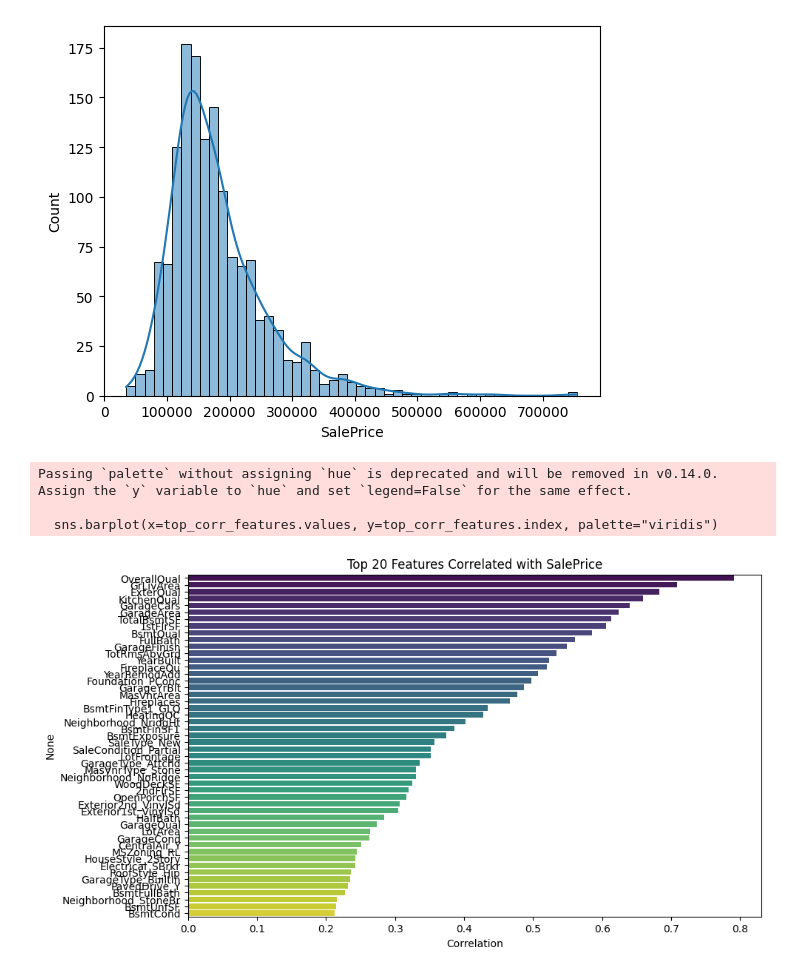
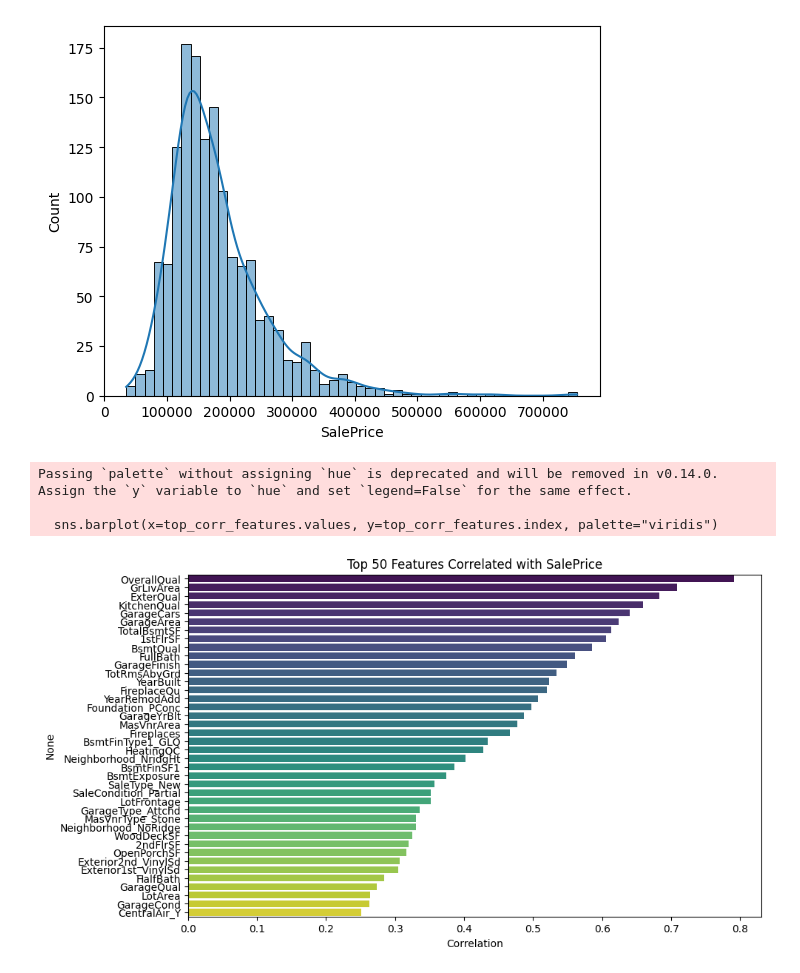
Before and after one commit to ikbenlong/kaggle-house-prices-regression, a Jupyter notebook: Kaggle-house-prices-regression.ipynb, the cells around one changed output. Cells and saved outputs as stored; diff of their text form; code cells hidden in the pictures.

```diff
--- a/Kaggle-house-prices-regression.ipynb
+++ b/Kaggle-house-prices-regression.ipynb
@@ -61,18 +63,18 @@ df_numeric = pd.get_dummies(df, columns=categorical_cols, drop_first=True)
 # %%
 # Compute correlation with SalePrice
 corr = df_numeric.corr()['SalePrice'].sort_values(ascending=False)
 
 # Take top 20 most correlated features (excluding SalePrice itself)
-top_corr_features = corr.drop('SalePrice').head(50)
+top_corr_features = corr.drop('SalePrice').head(40)
 
 # Plot
 plt.figure(figsize=(10,6))
 sns.barplot(x=top_corr_features.values, y=top_corr_features.index, palette="viridis")
-plt.title("Top 20 Features Correlated with SalePrice")
+plt.title("Top 50 Features Correlated with SalePrice")
 plt.xlabel("Correlation")
 plt.show()
 # %% [output]
 Passing `palette` without assigning `hue` is deprecated and will be removed in v0.14.0. Assign the `y` variable to `hue` and set `legend=False` for the same effect.
 
   sns.barplot(x=top_corr_features.values, y=top_corr_features.index, palette="viridis")
-[figure, old version]
+[figure, new version]
```
Also changed, not shown: parts of 13 cells of this notebook.
